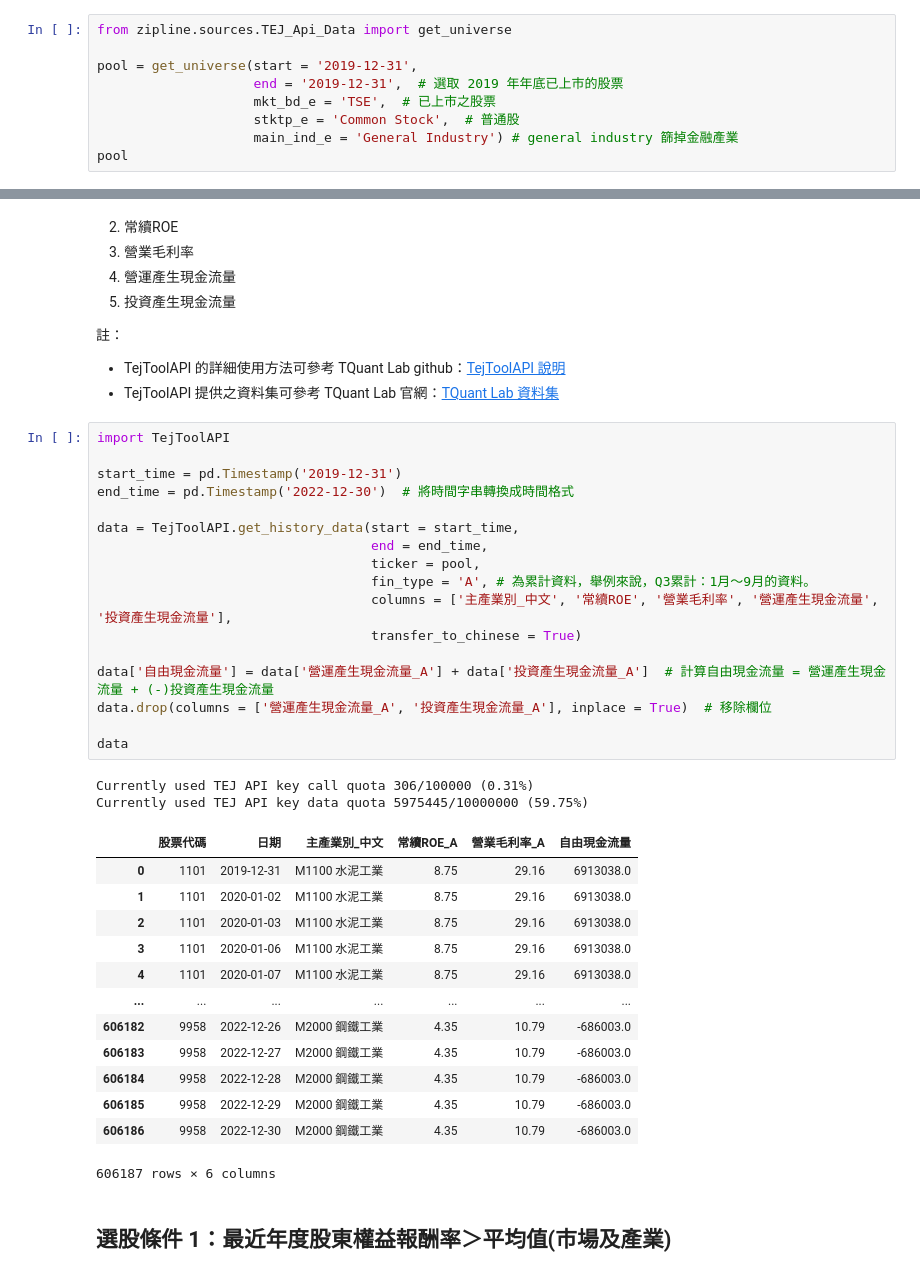
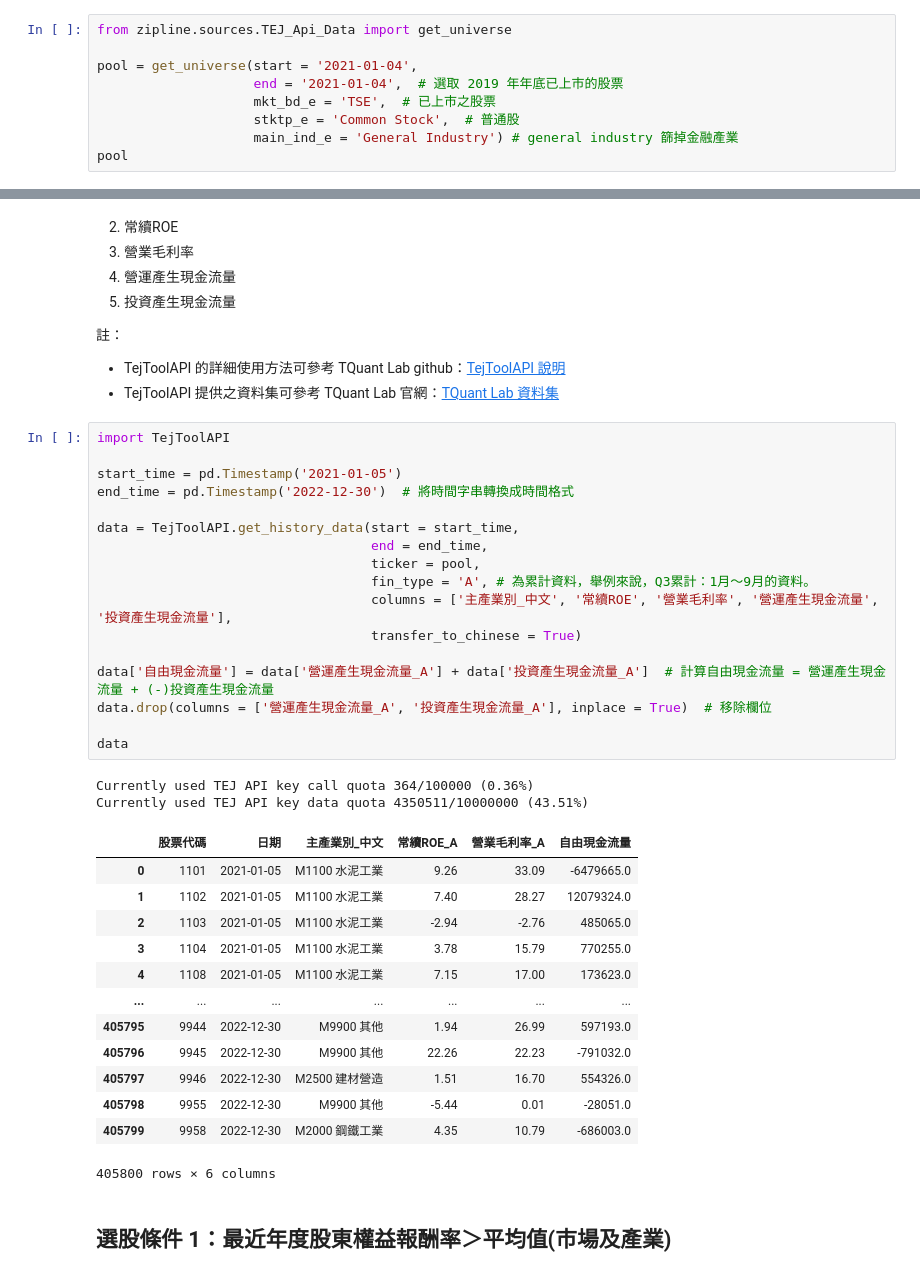
Before and after one commit to tejtw/TEJAPI_Python_Medium_Application, a Jupyter notebook: FinTech Space 巴菲特選股策略範例.ipynb, the cells around one changed output, grey strips where cells are left out. Drawn from its saved outputs; the diff is of its cells as text.

```diff
--- a/FinTech Space 巴菲特選股策略範例.ipynb
+++ b/FinTech Space 巴菲特選股策略範例.ipynb
@@ -39,8 +43,8 @@ p.s. 關於 `get_universe()` 的說明，可參考 TQuant Lab github：[get_univ
 # %%
 from zipline.sources.TEJ_Api_Data import get_universe
 
-pool = get_universe(start = '2019-12-31',
-                    end = '2019-12-31',  # 選取 2019 年年底已上市的股票
+pool = get_universe(start = '2021-01-04',
+                    end = '2021-01-04',  # 選取 2019 年年底已上市的股票
                     mkt_bd_e = 'TSE',  # 已上市之股票
                     stktp_e = 'Common Stock',  # 普通股
                     main_ind_e = 'General Industry') # general industry 篩掉金融產業
@@ -84,36 +88,36 @@ len(pool)
 # %%
 import TejToolAPI
 
-start_time = pd.Timestamp('2019-12-31')
+start_time = pd.Timestamp('2021-01-05')
 end_time = pd.Timestamp('2022-12-30')  # 將時間字串轉換成時間格式
 
 data = TejToolAPI.get_history_data(start = start_time,
                                    end = end_time,
                                    ticker = pool,
                                    fin_type = 'A', # 為累計資料，舉例來說，Q3累計：1月～9月的資料。
                                    columns = ['主產業別_中文', '常續ROE', '營業毛利率', '營運產生現金流量', '投資產生現金流量'],
                                    transfer_to_chinese = True)
 
 data['自由現金流量'] = data['營運產生現金流量_A'] + data['投資產生現金流量_A']  # 計算自由現金流量 = 營運產生現金流量 + (-)投資產生現金流量
 data.drop(columns = ['營運產生現金流量_A', '投資產生現金流量_A'], inplace = True)  # 移除欄位
 
 data
 # %% [output]
-Currently used TEJ API key call quota 306/100000 (0.31%)
-Currently used TEJ API key data quota 5975445/10000000 (59.75%)
+Currently used TEJ API key call quota 364/100000 (0.36%)
+Currently used TEJ API key data quota 4350511/10000000 (43.51%)
 |  | 股票代碼 | 日期 | 主產業別_中文 | 常續ROE_A | 營業毛利率_A | 自由現金流量 |
-| 0 | 1101 | 2019-12-31 | M1100 水泥工業 | 8.75 | 29.16 | 6913038.0 |
-| 1 | 1101 | 2020-01-02 | M1100 水泥工業 | 8.75 | 29.16 | 6913038.0 |
-| 2 | 1101 | 2020-01-03 | M1100 水泥工業 | 8.75 | 29.16 | 6913038.0 |
-| 3 | 1101 | 2020-01-06 | M1100 水泥工業 | 8.75 | 29.16 | 6913038.0 |
-| 4 | 1101 | 2020-01-07 | M1100 水泥工業 | 8.75 | 29.16 | 6913038.0 |
+| 0 | 1101 | 2021-01-05 | M1100 水泥工業 | 9.26 | 33.09 | -6479665.0 |
+| 1 | 1102 | 2021-01-05 | M1100 水泥工業 | 7.40 | 28.27 | 12079324.0 |
+| 2 | 1103 | 2021-01-05 | M1100 水泥工業 | -2.94 | -2.76 | 485065.0 |
+| 3 | 1104 | 2021-01-05 | M1100 水泥工業 | 3.78 | 15.79 | 770255.0 |
+| 4 | 1108 | 2021-01-05 | M1100 水泥工業 | 7.15 | 17.00 | 173623.0 |
 | ... | ... | ... | ... | ... | ... | ... |
-| 606182 | 9958 | 2022-12-26 | M2000 鋼鐵工業 | 4.35 | 10.79 | -686003.0 |
-| 606183 | 9958 | 2022-12-27 | M2000 鋼鐵工業 | 4.35 | 10.79 | -686003.0 |
-| 606184 | 9958 | 2022-12-28 | M2000 鋼鐵工業 | 4.35 | 10.79 | -686003.0 |
-| 606185 | 9958 | 2022-12-29 | M2000 鋼鐵工業 | 4.35 | 10.79 | -686003.0 |
-| 606186 | 9958 | 2022-12-30 | M2000 鋼鐵工業 | 4.35 | 10.79 | -686003.0 |
+| 405795 | 9944 | 2022-12-30 | M9900 其他 | 1.94 | 26.99 | 597193.0 |
+| 405796 | 9945 | 2022-12-30 | M9900 其他 | 22.26 | 22.23 | -791032.0 |
+| 405797 | 9946 | 2022-12-30 | M2500 建材營造 | 1.51 | 16.70 | 554326.0 |
+| 405798 | 9955 | 2022-12-30 | M9900 其他 | -5.44 | 0.01 | -28051.0 |
+| 405799 | 9958 | 2022-12-30 | M2000 鋼鐵工業 | 4.35 | 10.79 | -686003.0 |
-606187 rows × 6 columns
+405800 rows × 6 columns
 # %% [markdown]
 ## 選股條件 1：最近年度股東權益報酬率＞平均值(市場及產業)
 # %%
```
Also changed, not shown: parts of 45 cells of this notebook.
